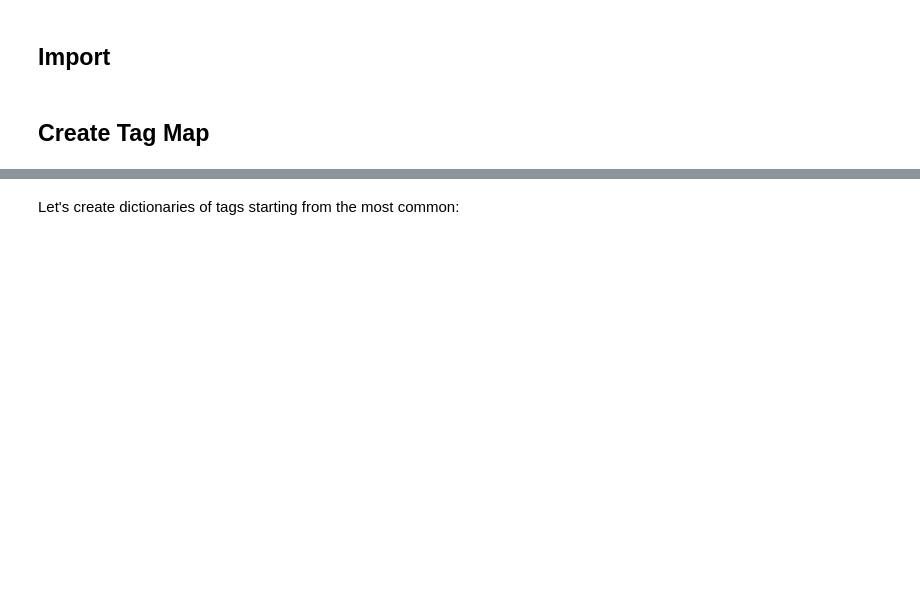
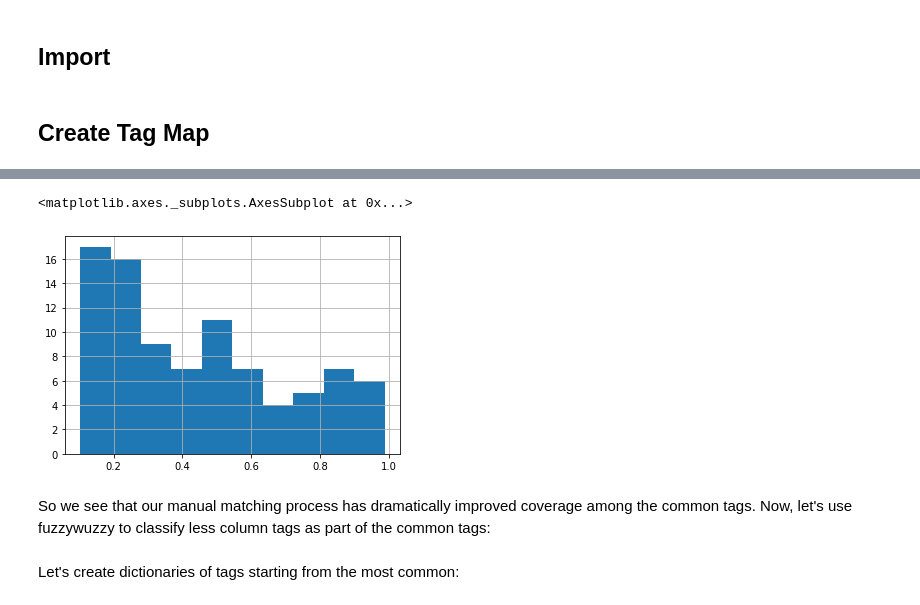
Before and after one commit to mixerupper/1001-term-project, a Jupyter notebook: code/02-build/01b-create-tag-map-experimental.ipynb, the cells around one changed output, grey strips where cells are left out. Drawn from its saved outputs; the diff is of its cells as text; code cells hidden in the pictures; blank space fills up the shorter version.

```diff
--- a/code/02-build/01b-create-tag-map-experimental.ipynb
+++ b/code/02-build/01b-create-tag-map-experimental.ipynb
@@ -25,3 +25,4 @@ from fuzzywuzzy import process
 ## Import <a name="Import"></a>
 # %%
 raw_sec_data = pd.read_csv(data_root+'02-build/clean/2019q3/sec_data_long.csv')
+raw_custom_tag_map = pd.read_csv(data_root+'02-build/clean/2019q3/custom_tag_map.csv')
@@ -28,2 +31,4 @@ raw_sec_data = pd.read_csv(data_root+'02-build/clean/2019q3/sec_data_long.csv')
+# %%
+custom_tag_map = raw_custom_tag_map.rename({'raw_tag':'tag'}, axis = 'columns')
 # %% [markdown]
 ## Create Tag Map <a name="CreateTagMap"></a>
@@ -39 +59,11 @@ def get_tag_reach(list_of_tags):
+# %%
+cleaned_sec = sec_data.merge(custom_tag_map, on = ['tag'])
+clean_tag_view = cleaned_sec.groupby('clean_tag').nunique()['adsh'].sort_values()/len(cleaned_sec.adsh.unique())
+# %%
+clean_tag_view.hist()
+# %% [output]
+<matplotlib.axes._subplots.AxesSubplot at 0x...>
+[figure, added]
+# %% [markdown]
+So we see that our manual matching process has dramatically improved coverage among the common tags. Now, let's use fuzzywuzzy to classify less column tags as part of the common tags:
 # %%
```
Also changed, not shown: parts of 29 cells of this notebook, 2 other files.
